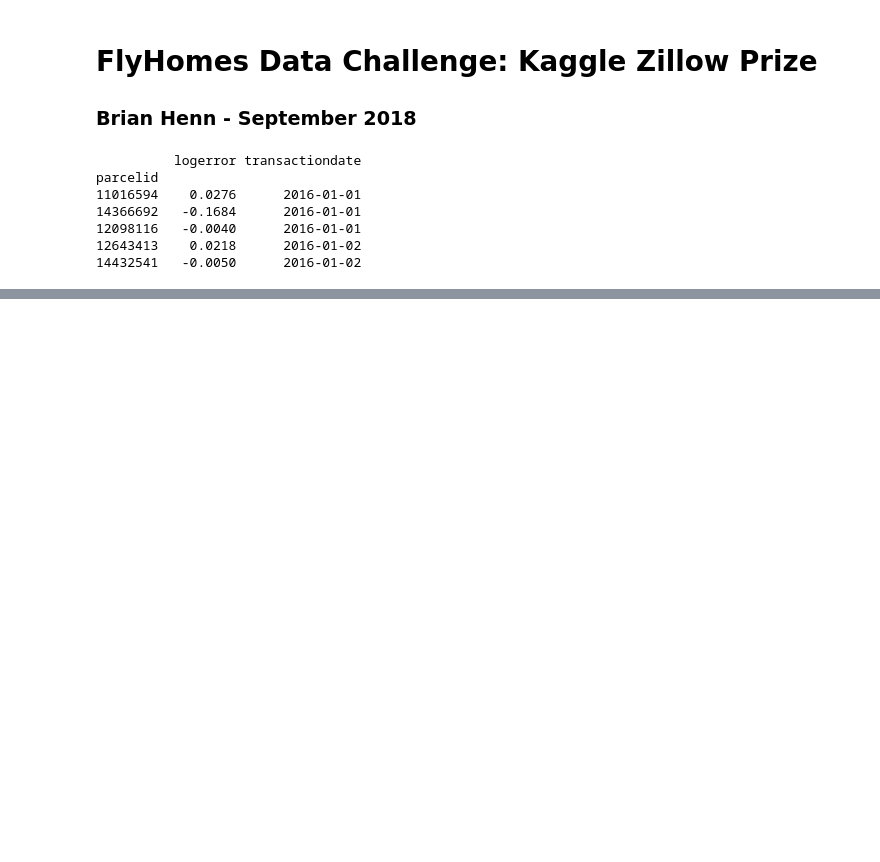
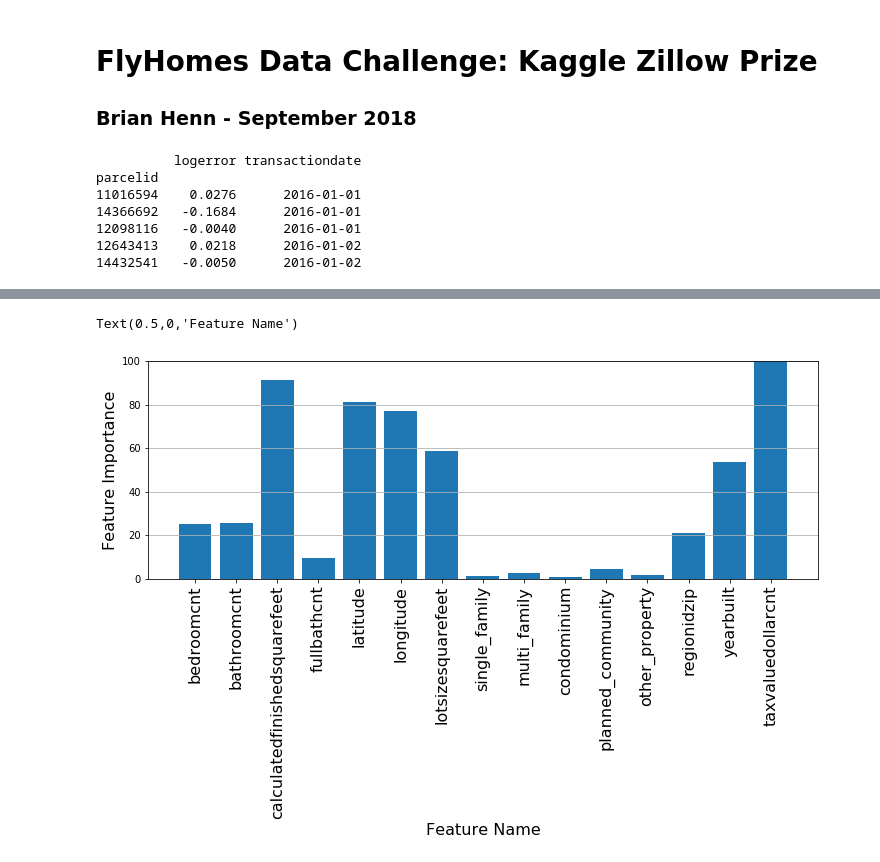
Before and after one commit to brianhenn/flyhomes-kaggle-zillow-challenge, a Jupyter notebook: Henn-Notebook-FlyHomes-Kaggle-Zillow.ipynb, the cells around one changed output, grey strips where cells are left out. Cells and saved outputs as stored; diff of their text form; code cells hidden in the pictures; blank space fills up the shorter version.

```diff
--- a/Henn-Notebook-FlyHomes-Kaggle-Zillow.ipynb
+++ b/Henn-Notebook-FlyHomes-Kaggle-Zillow.ipynb
@@ -182,19 +278,19 @@ X_train, X_test, Y_train, Y_test = train_test_split(X_imputed, Y['logerror'], te
 gbt = GradientBoostingRegressor(loss='lad')
 
 # define the hyperparameter we want to search across in random sampling (as in section 2)
-param_dist = {'n_estimators' : randint(2, 50), # number of boosting iterations
-              "max_depth": randint(3, 10), # allow for potentially many (100 splits) in the trees
-              "max_features": [None, 'sqrt'], # allow either any number of features in bagging, or just the sqrt
-              "min_samples_split": randint(2, 11), # controls on splitting and leaves
-              "min_samples_leaf": randint(1, 11),
-              "criterion": ['friedman_mse', 'rmse', 'mae']} # vary the scoring method
+param_dist = {'n_estimators' : randint(2, 100), # number of boosting iterations
+              'max_depth' : randint(3, 5), # allow for potentially many (100 splits) in the trees
+              'max_features' : [None, 'sqrt'], # allow either any number of features in bagging, or just the sqrt
+              'min_samples_split' : randint(2, 11), # controls on splitting and leaves
+              'min_samples_leaf' : randint(1, 11),
+              'criterion' : ['friedman_mse', 'mse', 'mae']} # vary the scoring method
 # random sampling strategy suggested by scikit-learn.org/stable/auto_examples/model_selection/plot_randomized_search.html#sphx-glr-auto-examples-model-selection-plot-randomized-search-py
 
 # randomly search parameters using my laptop's cores
-n_iter_random = 20 # 5 iterations of parameters for each fold
-cv_random = 5 # 5-fold cross validation
+n_iter_random = 1 # 5 iterations of parameters for each fold
+cv_random = 2 # 5-fold cross validation
 gbt_hypertuning = RandomizedSearchCV(estimator=gbt, param_distributions=param_dist, n_iter=n_iter_random,
-                               cv=cv_random, random_state=91214, n_jobs=-1, verbose=4, return_train_score=True)
+                               cv=cv_random, random_state=120914, n_jobs=-1, verbose=4, return_train_score=True)
 
 # Fit the random search model for hyperparameter tuning
 gbt_hypertuning.fit(X_train, Y_train)
@@ -228,0 +363,18 @@ ax.plot(Y_test, Y_pred, 'b +')
+# %%
+# now extract feature importances and plot
+feature_importances = gbt_train.feature_importances_
+feature_names = X_imputed.columns.values
+
+fig = plt.figure()
+fig.set_size_inches([12,4])
+ax = fig.subplots(1)
+ax.bar(range(1,len(feature_importances) + 1), 100*feature_importances/max(feature_importances))
+ax.set_ylim([0, 100])
+ax.set_xticks(range(1,len(feature_importances) + 1))
+ax.set_xticklabels(feature_names,FontSize=16, rotation=90)
+ax.grid(True,'major','y')
+ax.set_ylabel('Feature Importance',FontSize=16)
+ax.set_xlabel('Feature Name',FontSize=16)
+# %% [output]
+Text(0.5,0,'Feature Name')
+[figure, added]
```
Also changed, not shown: parts of 19 cells of this notebook.
